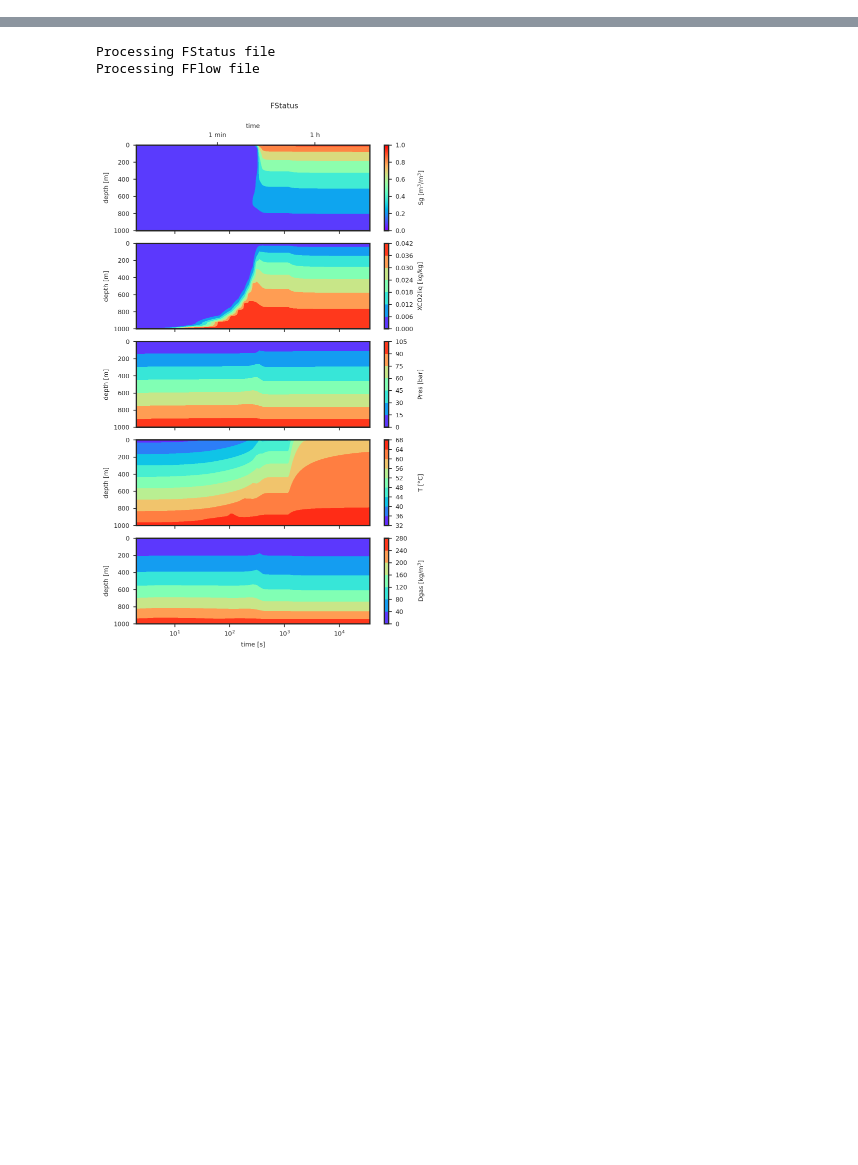
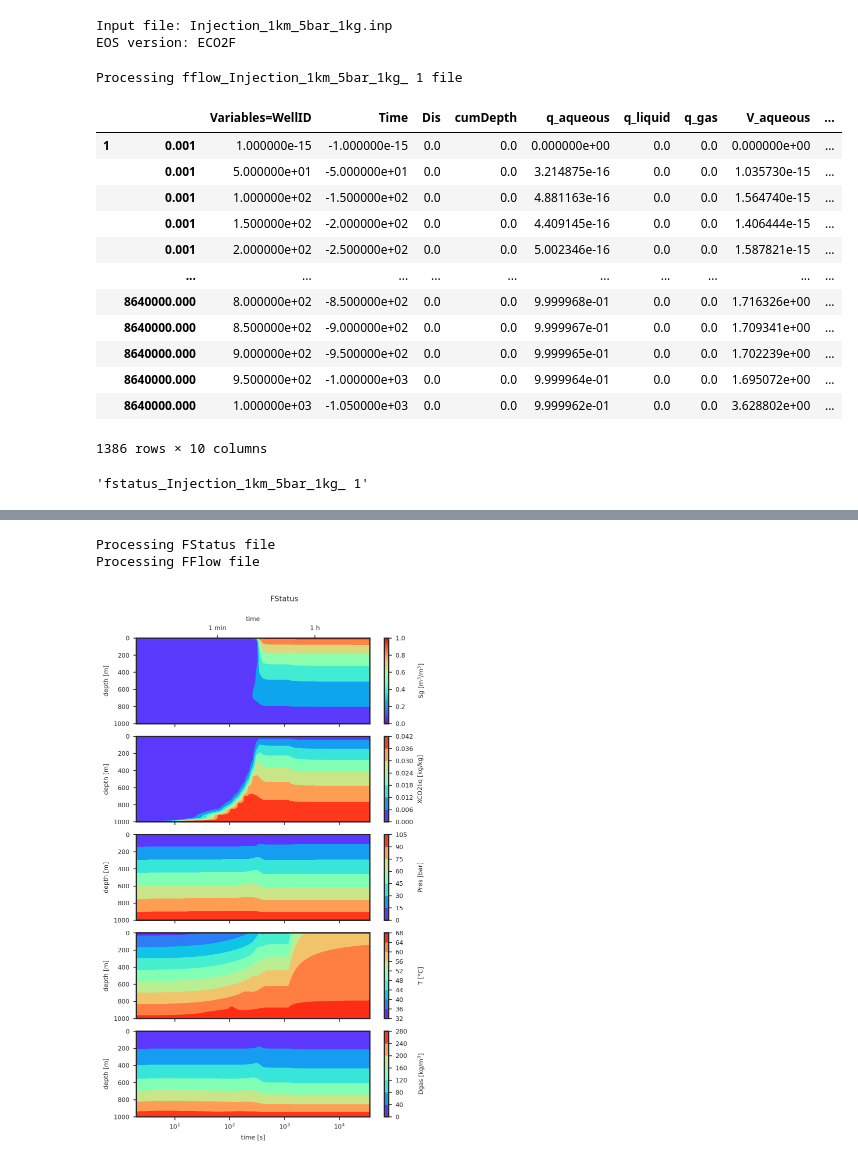
Before and after one commit to equinor/T2Well_post, a Jupyter notebook: plot_T2Well_files.ipynb, the cells around one changed output, grey strips where cells are left out. Cells and saved outputs as stored; diff of their text form; code cells hidden in the pictures; blank space fills up the shorter version.

```diff
--- a/plot_T2Well_files.ipynb
+++ b/plot_T2Well_files.ipynb
@@ -6,0 +7,56 @@ os.chdir(path)
+# %%
+os.chdir(old_path)
+path = 'sample_files/sample_T2Well_ECO2M/'
+os.chdir(path)
+
+raw_names = tuple([r'fflow', r'fstatus', r'coft', r'foft'])
+fnames = []
+plot_bool = dict()
+fnames_map=dict()
+
+for f in os.listdir():
+    if f.lower().startswith(raw_names):
+        f_size = os.path.getsize(f)
+        if f_size>0:
+            fnames.append(f)
+            flabel = f.lower().split('_')[0]
+            fnames_map[flabel]=f
+            plot_bool[flabel] = True
+
+    elif f.endswith(tuple(['.in', '.inp'])):
+        ip_file = f
+
+    elif f.endswith('out'):
+        op_file = f
+
+
+EOS = get_EOS(op_file)
+print('Input file: {:s}'.format(ip_file))
+print('EOS version: {:s}'.format(EOS))
+
+eleme, conne = read_ipMESH(ip_file)
+# %% [output]
+Input file: Injection_1km_5bar_1kg.inp
+EOS version: ECO2F
+# %%
+var, df = read_FFlow(fnames_map['fflow'], EOS)
+df
+# %% [output]
+Processing fflow_Injection_1km_5bar_1kg_ 1 file
+|  |  | Variables=WellID | Time | Dis | cumDepth | q_aqueous | q_liquid | q_gas | V_aqueous | ... |
+| 1 | 0.001 | 1.000000e-15 | -1.000000e-15 | 0.0 | 0.0 | 0.000000e+00 | 0.0 | 0.0 | 0.000000e+00 | ... |
+|  | 0.001 | 5.000000e+01 | -5.000000e+01 | 0.0 | 0.0 | 3.214875e-16 | 0.0 | 0.0 | 1.035730e-15 | ... |
+|  | 0.001 | 1.000000e+02 | -1.500000e+02 | 0.0 | 0.0 | 4.881163e-16 | 0.0 | 0.0 | 1.564740e-15 | ... |
+|  | 0.001 | 1.500000e+02 | -2.000000e+02 | 0.0 | 0.0 | 4.409145e-16 | 0.0 | 0.0 | 1.406444e-15 | ... |
+|  | 0.001 | 2.000000e+02 | -2.500000e+02 | 0.0 | 0.0 | 5.002346e-16 | 0.0 | 0.0 | 1.587821e-15 | ... |
+|  | ... | ... | ... | ... | ... | ... | ... | ... | ... | ... |
+|  | 8640000.000 | 8.000000e+02 | -8.500000e+02 | 0.0 | 0.0 | 9.999968e-01 | 0.0 | 0.0 | 1.716326e+00 | ... |
+|  | 8640000.000 | 8.500000e+02 | -9.000000e+02 | 0.0 | 0.0 | 9.999967e-01 | 0.0 | 0.0 | 1.709341e+00 | ... |
+|  | 8640000.000 | 9.000000e+02 | -9.500000e+02 | 0.0 | 0.0 | 9.999965e-01 | 0.0 | 0.0 | 1.702239e+00 | ... |
+|  | 8640000.000 | 9.500000e+02 | -1.000000e+03 | 0.0 | 0.0 | 9.999964e-01 | 0.0 | 0.0 | 1.695072e+00 | ... |
+|  | 8640000.000 | 1.000000e+03 | -1.050000e+03 | 0.0 | 0.0 | 9.999962e-01 | 0.0 | 0.0 | 3.628802e+00 | ... |
+1386 rows × 10 columns
+# %%
+fnames_map['fstatus']
+# %% [output]
+'fstatus_Injection_1km_5bar_1kg_ 1'
```
Also changed, not shown: parts of 16 cells of this notebook, 2 other files.
